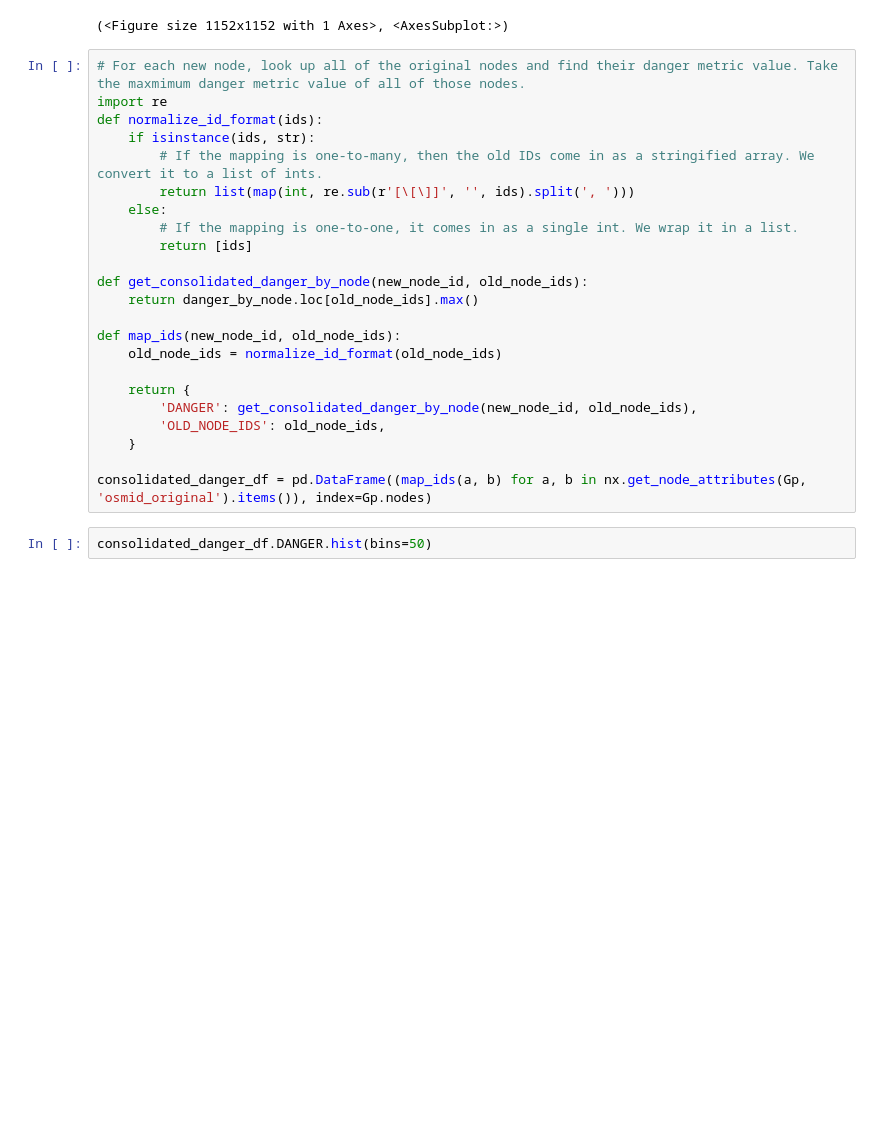
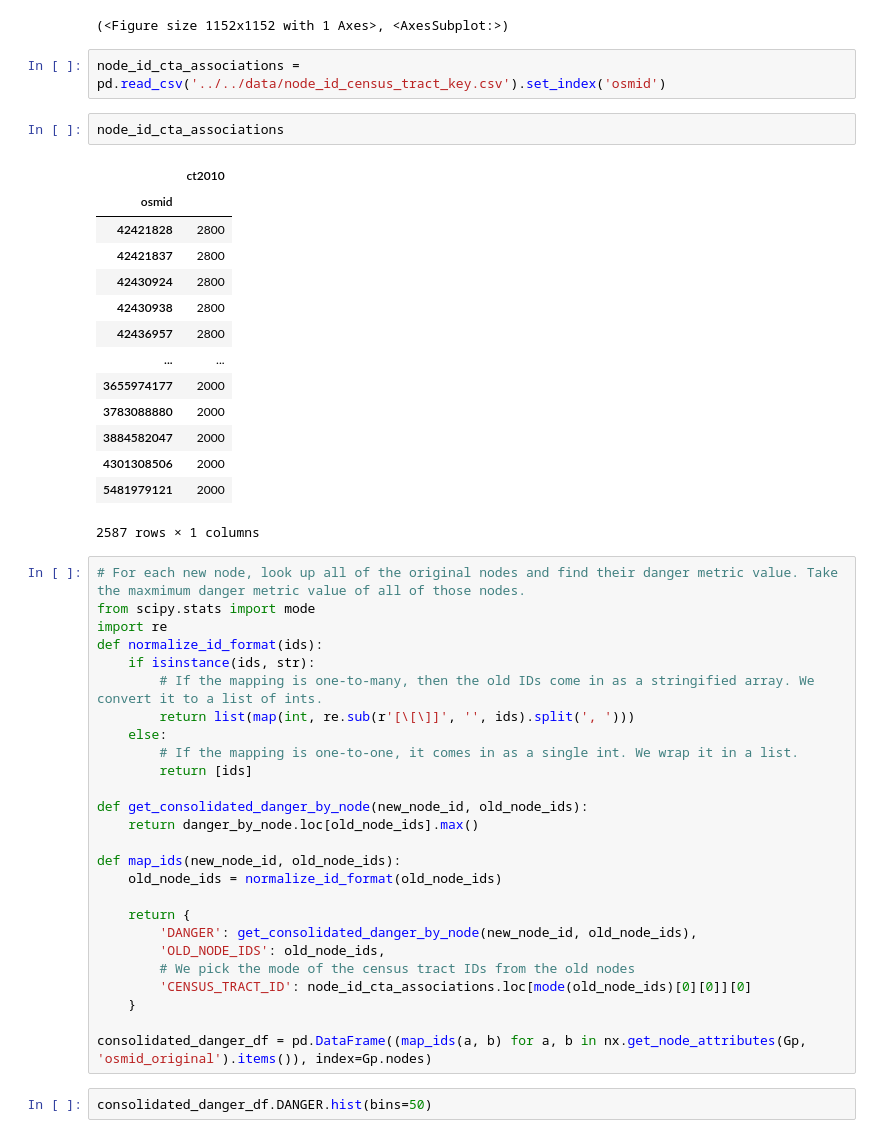
Before and after one commit to clyman23/spoke, a Jupyter notebook: notebooks/maxdumas/danger-metric-exploration.ipynb, the cells around one changed output. Cells and saved outputs as stored; diff of their text form; blank space fills up the shorter version.

Commit message:
Dump census tract IDs as part of consolidated danger metric

```diff
--- a/notebooks/maxdumas/danger-metric-exploration.ipynb
+++ b/notebooks/maxdumas/danger-metric-exploration.ipynb
@@ -187,8 +187,28 @@ ox.plot_graph(
 1263
 [figure]
 (<Figure size 1152x1152 with 1 Axes>, <AxesSubplot:>)
+# %%
+node_id_cta_associations = pd.read_csv('../../data/node_id_census_tract_key.csv').set_index('osmid')
+# %%
+node_id_cta_associations
+# %% [output]
+|  | ct2010 |
+| osmid |  |
+| 42421828 | 2800 |
+| 42421837 | 2800 |
+| 42430924 | 2800 |
+| 42430938 | 2800 |
+| 42436957 | 2800 |
+| ... | ... |
+| 3655974177 | 2000 |
+| 3783088880 | 2000 |
+| 3884582047 | 2000 |
+| 4301308506 | 2000 |
+| 5481979121 | 2000 |
+2587 rows × 1 columns
 # %%
 # For each new node, look up all of the original nodes and find their danger metric value. Take the maxmimum danger metric value of all of those nodes.
+from scipy.stats import mode
 import re
 def normalize_id_format(ids):
     if isinstance(ids, str):
@@ -207,6 +227,8 @@ def map_ids(new_node_id, old_node_ids):
     return {
         'DANGER': get_consolidated_danger_by_node(new_node_id, old_node_ids),
         'OLD_NODE_IDS': old_node_ids,
+        # We pick the mode of the census tract IDs from the old nodes
+        'CENSUS_TRACT_ID': node_id_cta_associations.loc[mode(old_node_ids)[0][0]][0]
     }
 
 consolidated_danger_df = pd.DataFrame((map_ids(a, b) for a, b in nx.get_node_attributes(Gp, 'osmid_original').items()), index=Gp.nodes)
```
Also changed, not shown: parts of 2 cells of this notebook, 1 other file.
